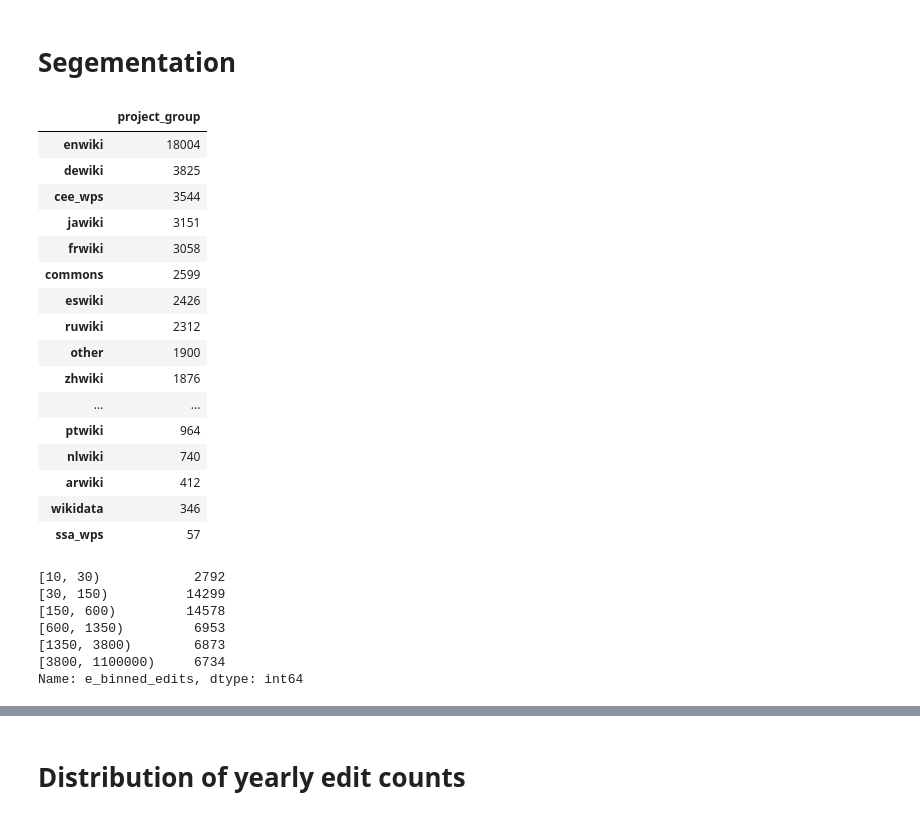
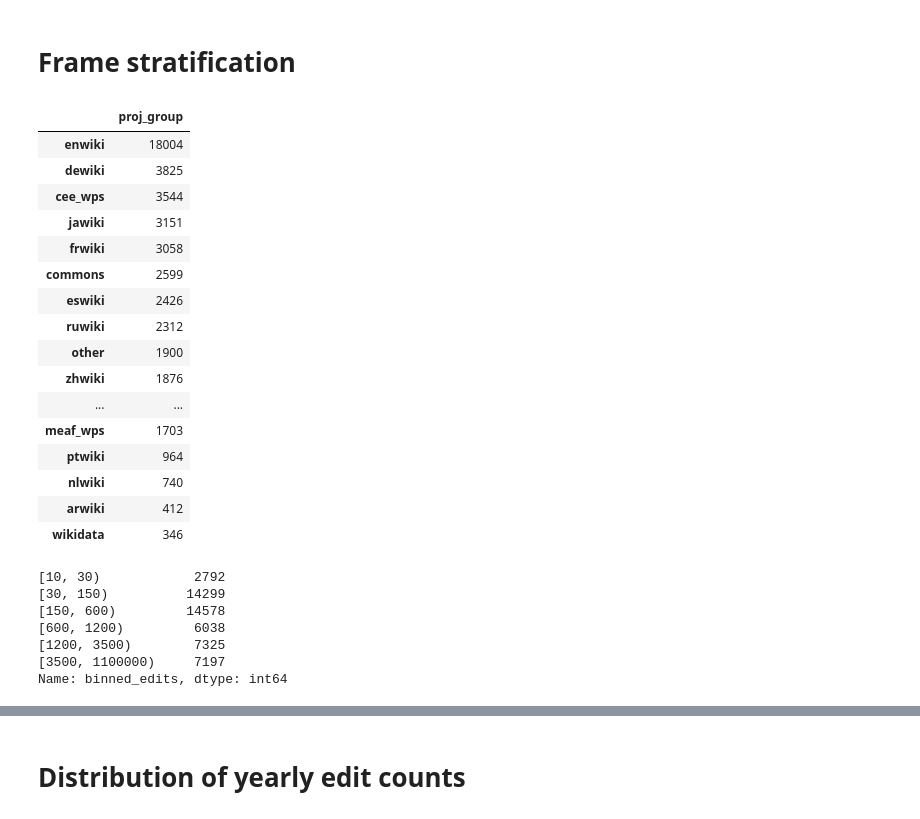
Before and after one commit to wikimedia-research/Community-Insights-sampling, a Jupyter notebook: population-analysis.ipynb, the cells around one changed output, grey strips where cells are left out. Drawn from its saved outputs; the diff is of its cells as text; code cells hidden in the pictures.

```diff
--- a/population-analysis.ipynb
+++ b/population-analysis.ipynb
@@ -12,12 +12,12 @@ frame.head()
 | 2 | !Silent | ptwiki | 20688.8 | ptwiki | pt.wikipedia.org |
 | 3 | "Colorado Campeão"! | ptwiki | 417.0 | ptwiki | pt.wikipedia.org |
 | 4 | "quasi" tuttologo | itwiki | 117.0 | itwiki | it.wikipedia.org |
-# %% [markdown]
-# Segementation
+# %% [markdown]
+# Frame stratification
 # %%
-pd.DataFrame(frame["project_group"].value_counts())
+pd.DataFrame(frame["proj_group"].value_counts())
 # %% [output]
-|  | project_group |
+|  | proj_group |
 | enwiki | 18004 |
 | dewiki | 3825 |
 | cee_wps | 3544 |
@@ -29,11 +29,11 @@ pd.DataFrame(frame["project_group"].value_counts())
 | other | 1900 |
 | zhwiki | 1876 |
 | ... | ... |
+| meaf_wps | 1703 |
 | ptwiki | 964 |
 | nlwiki | 740 |
 | arwiki | 412 |
 | wikidata | 346 |
-| ssa_wps | 57 |
 # %%
 # Round the highest edit count up to the nearest hundred thousand,
 # in order to make a pretty edge for the top bin
@@ -50,10 +46,10 @@ frame["n_binned_edits"] = pd.cut(frame["global_edits"], n_edit_bins, right=False
 # %%
-frame["e_binned_edits"].value_counts(sort = False)
+frame["binned_edits"].value_counts(sort = False)
 # %% [output]
 [10, 30)            2792
 [30, 150)          14299
 [150, 600)         14578
-[600, 1350)         6953
-[1350, 3800)        6873
-[3800, 1100000)     6734
-Name: e_binned_edits, dtype: int64
+[600, 1200)         6038
+[1200, 3500)        7325
+[3500, 1100000)     7197
+Name: binned_edits, dtype: int64
```
Also changed, not shown: parts of 11 cells of this notebook.
